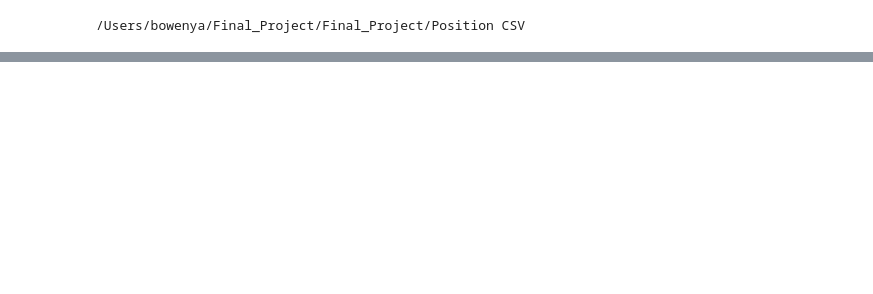
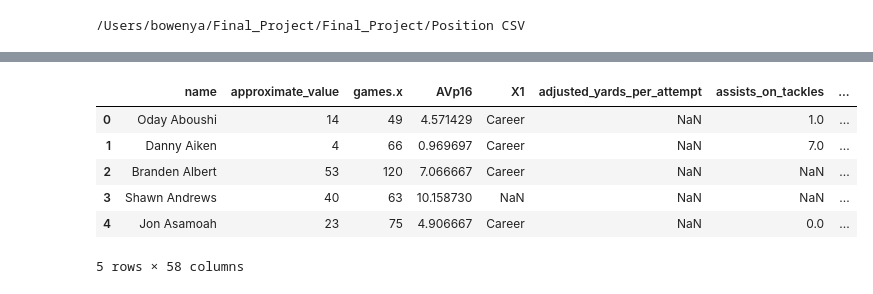
Before and after one commit to cburks03/Final_Project, a Jupyter notebook: stacking.ipynb, the cells around one changed output, grey strips where cells are left out. Drawn from its saved outputs; the diff is of its cells as text; code cells hidden in the pictures; blank space fills up the shorter version.

```diff
--- a/stacking.ipynb
+++ b/stacking.ipynb
@@ -27,0 +71,14 @@ len(df)
+# %%
+OL_stacked = OL.append(C)
+OL_stacked = OL_stacked.append(G)
+OL_stacked = OL_stacked.append(T)
+OL_stacked = OL_stacked.drop(["Unnamed: 0"],axis=1)
+OL_stacked.head()
+# %% [output]
+|  | name | approximate_value | games.x | AVp16 | X1 | adjusted_yards_per_attempt | assists_on_tackles | ... |
+| 0 | Oday Aboushi | 14 | 49 | 4.571429 | Career | NaN | 1.0 | ... |
+| 1 | Danny Aiken | 4 | 66 | 0.969697 | Career | NaN | 7.0 | ... |
+| 2 | Branden Albert | 53 | 120 | 7.066667 | Career | NaN | NaN | ... |
+| 3 | Shawn Andrews | 40 | 63 | 10.158730 | NaN | NaN | NaN | ... |
+| 4 | Jon Asamoah | 23 | 75 | 4.906667 | Career | NaN | 0.0 | ... |
+5 rows × 58 columns
```
Also changed, not shown: parts of 11 cells of this notebook, 5 other files.
